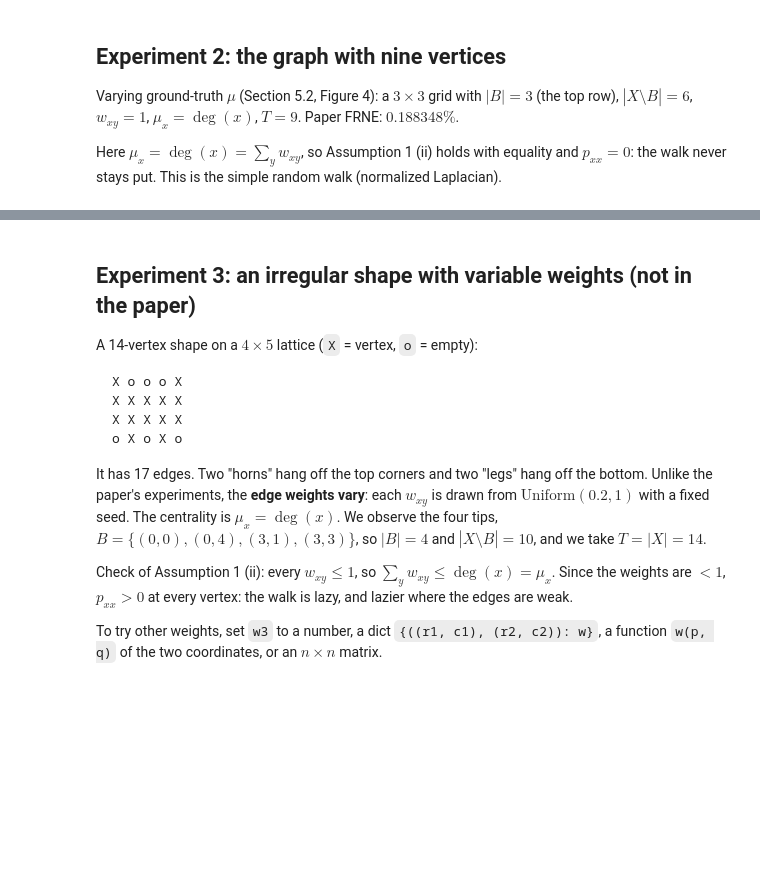
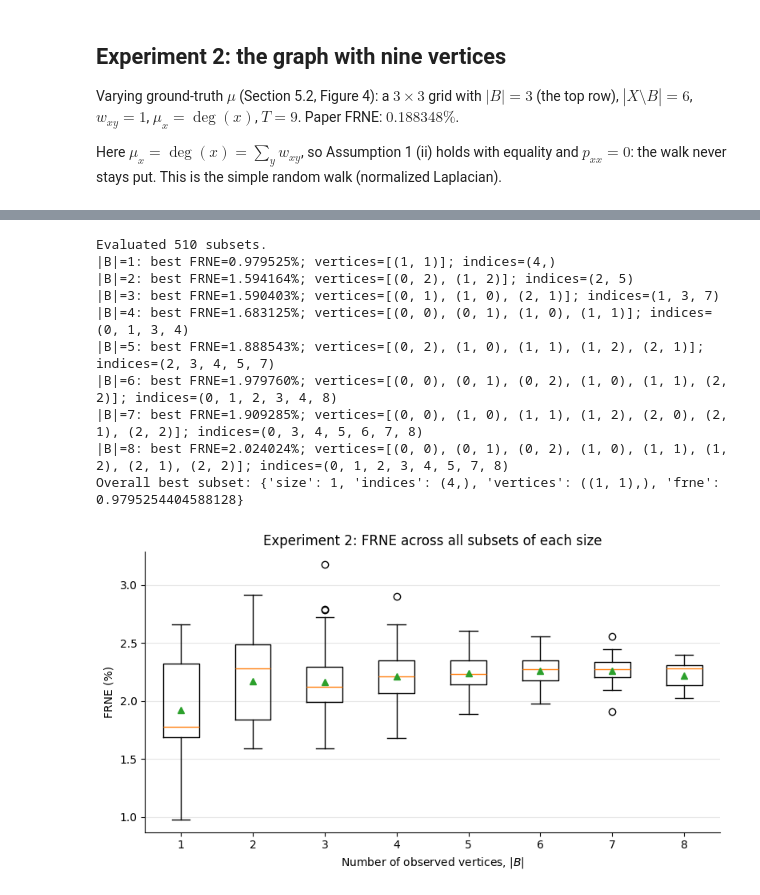
Before and after one commit to uw-math-ai/ai-inverse-lab, a Jupyter notebook: Data Simulation (Varying B, T) - Annie/Nine Vertices Experiment (Annie).ipynb, the cells around one changed output, grey strips where cells are left out. Drawn from its saved outputs; the diff is of its cells as text; code cells hidden in the pictures; blank space fills up the shorter version.

````diff
--- a/Data Simulation (Varying B, T) - Annie/Nine Vertices Experiment (Annie).ipynb
+++ b/Data Simulation (Varying B, T) - Annie/Nine Vertices Experiment (Annie).ipynb
@@ -203,17 +119,0 @@ plt.show()
-# %% [markdown]
-## Experiment 3: an irregular shape with variable weights (not in the paper)
-
-A 14-vertex shape on a $4 \times 5$ lattice (`X` = vertex, `o` = empty):
-
-```
-X o o o X
-X X X X X
-X X X X X
-o X o X o
-```
-
-It has 17 edges. Two "horns" hang off the top corners and two "legs" hang off the bottom. Unlike the paper's experiments, the **edge weights vary**: each $w_{xy}$ is drawn from $\mathrm{Uniform}(0.2, 1)$ with a fixed seed. The centrality is $\mu_x = \deg(x)$. We observe the four tips, $B = \{(0,0), (0,4), (3,1), (3,3)\}$, so $|B| = 4$ and $|X \setminus B| = 10$, and we take $T = |X| = 14$.
-
-Check of Assumption 1 (ii): every $w_{xy} \le 1$, so $\sum_y w_{xy} \le \deg(x) = \mu_x$. Since the weights are $< 1$, $p_{xx} > 0$ at every vertex: the walk is lazy, and lazier where the edges are weak.
-
-To try other weights, set `w3` to a number, a dict `{((r1, c1), (r2, c2)): w}`, a function `w(p, q)` of the two coordinates, or an $n \times n$ matrix.
@@ -253,0 +120,63 @@ plt.show()
+# %%
+from itertools import combinations
+
+N2_sweep = 10**4  # Monte Carlo walks per ordered pair, for each subset
+B2_sweep_sizes = list(range(1, len(grid2)))
+B2_sweep_frne = {nB: [] for nB in B2_sweep_sizes}
+B2_sweep_results = []
+
+for nB in B2_sweep_sizes:
+    for vertex_indices in combinations(range(len(grid2)), nB):
+        B_coords = [grid2[i] for i in vertex_indices]
+        B_sweep = torch.tensor([G2.index[coord] for coord in B_coords], dtype=torch.long)
+        r_exact = exact_first_passage_literal(P2, B_sweep, t_max2)
+        subset_seed = seed2 + sum(1 << i for i in vertex_indices)
+        r_empirical = empirical_first_passage(
+            P2, B_sweep, t_max2, n_walks=N2_sweep,
+            batch=min(10**4, N2_sweep), seed=subset_seed
+        )
+        subset_frne = frne(r_exact, r_empirical)
+        B2_sweep_frne[nB].append(subset_frne)
+        B2_sweep_results.append({
+            "size": nB,
+            "indices": vertex_indices,
+            "vertices": tuple(B_coords),
+            "frne": subset_frne,
+        })
+
+B2_best_by_size = {
+    nB: min((result for result in B2_sweep_results if result["size"] == nB),
+            key=lambda result: result["frne"])
+    for nB in B2_sweep_sizes
+}
+B2_best_overall = min(B2_sweep_results, key=lambda result: result["frne"])
+
+print(f"Evaluated {len(B2_sweep_results)} subsets.")
+for nB, result in B2_best_by_size.items():
+    print(f"|B|={nB}: best FRNE={result['frne']:.6f}%; "
+          f"vertices={list(result['vertices'])}; indices={result['indices']}")
+print("Overall best subset:", B2_best_overall)
+
+fig, ax = plt.subplots(figsize=(8, 4.5))
+ax.boxplot([B2_sweep_frne[nB] for nB in B2_sweep_sizes],
+           positions=B2_sweep_sizes, showmeans=True)
+ax.set_xticks(B2_sweep_sizes)
+ax.set_xlabel(r"Number of observed vertices, $|B|$")
+ax.set_ylabel("FRNE (%)")
+ax.set_title("Experiment 2: FRNE across all subsets of each size")
+ax.grid(axis="y", color="0.9")
+ax.spines[["top", "right"]].set_visible(False)
+fig.tight_layout()
+plt.show()
+# %% [output]
+Evaluated 510 subsets.
+|B|=1: best FRNE=0.979525%; vertices=[(1, 1)]; indices=(4,)
+|B|=2: best FRNE=1.594164%; vertices=[(0, 2), (1, 2)]; indices=(2, 5)
+|B|=3: best FRNE=1.590403%; vertices=[(0, 1), (1, 0), (2, 1)]; indices=(1, 3, 7)
+|B|=4: best FRNE=1.683125%; vertices=[(0, 0), (0, 1), (1, 0), (1, 1)]; indices=(0, 1, 3, 4)
+|B|=5: best FRNE=1.888543%; vertices=[(0, 2), (1, 0), (1, 1), (1, 2), (2, 1)]; indices=(2, 3, 4, 5, 7)
+|B|=6: best FRNE=1.979760%; vertices=[(0, 0), (0, 1), (0, 2), (1, 0), (1, 1), (2, 2)]; indices=(0, 1, 2, 3, 4, 8)
+|B|=7: best FRNE=1.909285%; vertices=[(0, 0), (1, 0), (1, 1), (1, 2), (2, 0), (2, 1), (2, 2)]; indices=(0, 3, 4, 5, 6, 7, 8)
+|B|=8: best FRNE=2.024024%; vertices=[(0, 0), (0, 1), (0, 2), (1, 0), (1, 1), (1, 2), (2, 1), (2, 2)]; indices=(0, 1, 2, 3, 4, 5, 7, 8)
+Overall best subset: {'size': 1, 'indices': (4,), 'vertices': ((1, 1),), 'frne': 0.9795254404588128}
+[figure, added]
````
Also changed, not shown: parts of 16 cells of this notebook, 3 other files.
